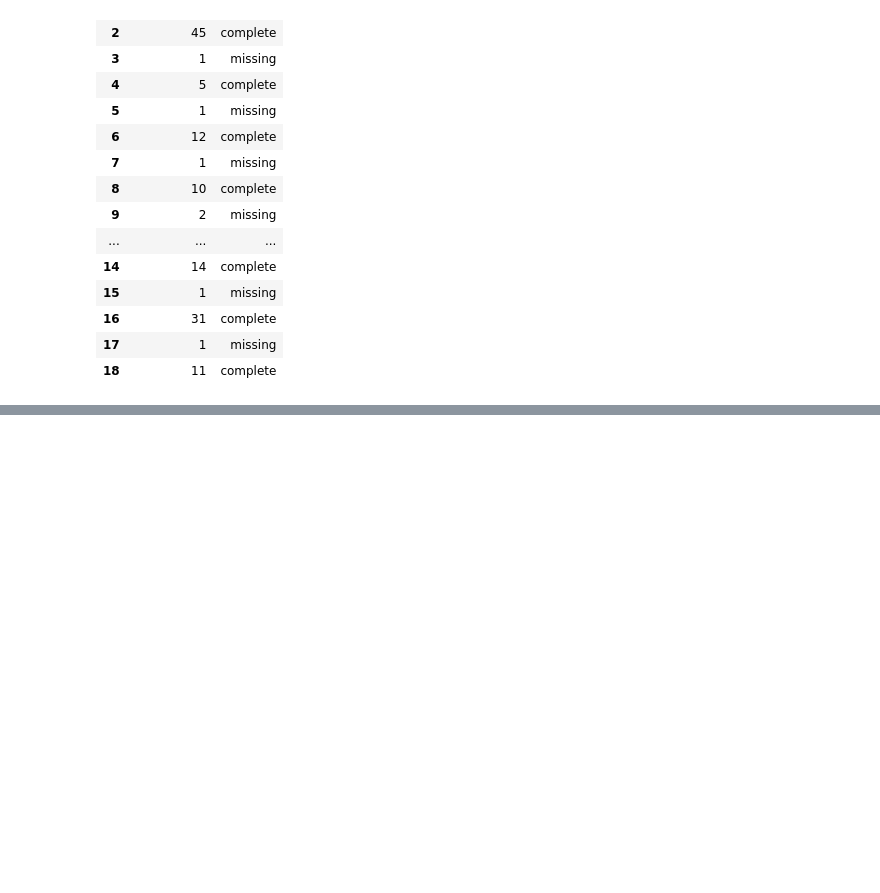
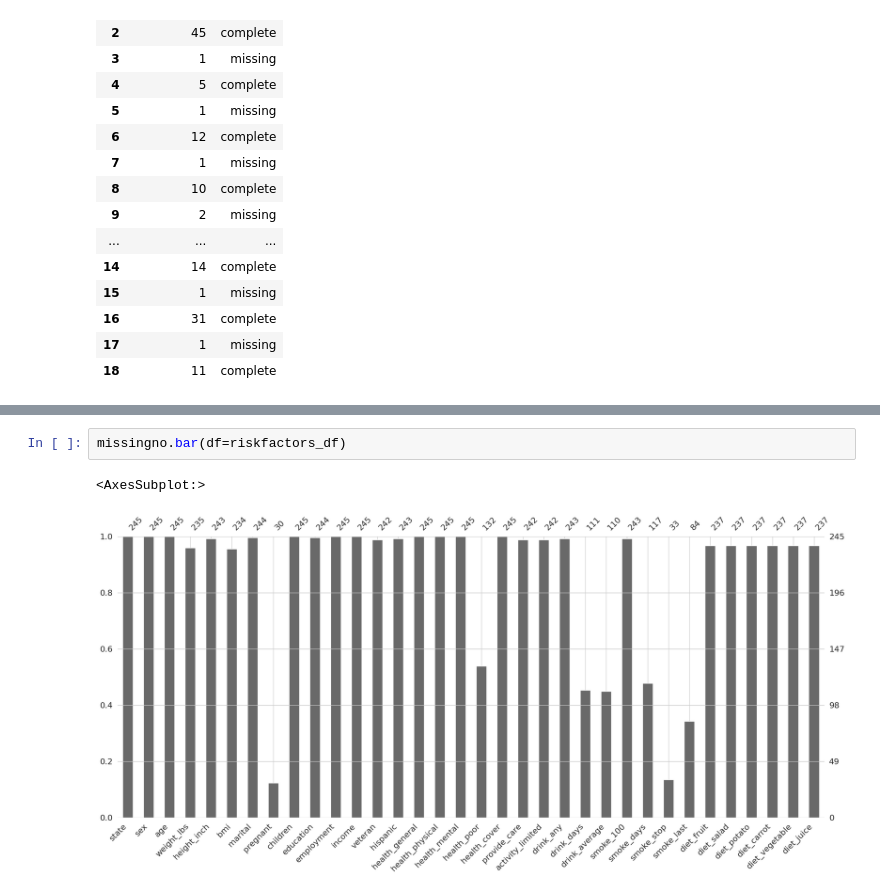
Before and after one commit to Monkey8596/Missing_data_handling-, a Jupyter notebook: notebooks/00Live_exploration.ipynb, the cells around one changed output, grey strips where cells are left out. Saved outputs shown, nothing was run; the diff lists cells and outputs as text; blank space fills up the shorter version.

```diff
--- a/notebooks/00Live_exploration.ipynb
+++ b/notebooks/00Live_exploration.ipynb
@@ -335,0 +358,5 @@ riskfactors_df.missing.missing_case_table()
+# %%
+missingno.bar(df=riskfactors_df)
+# %% [output]
+<AxesSubplot:>
+[figure, added]
```
Also changed, not shown: parts of 6 cells of this notebook.
